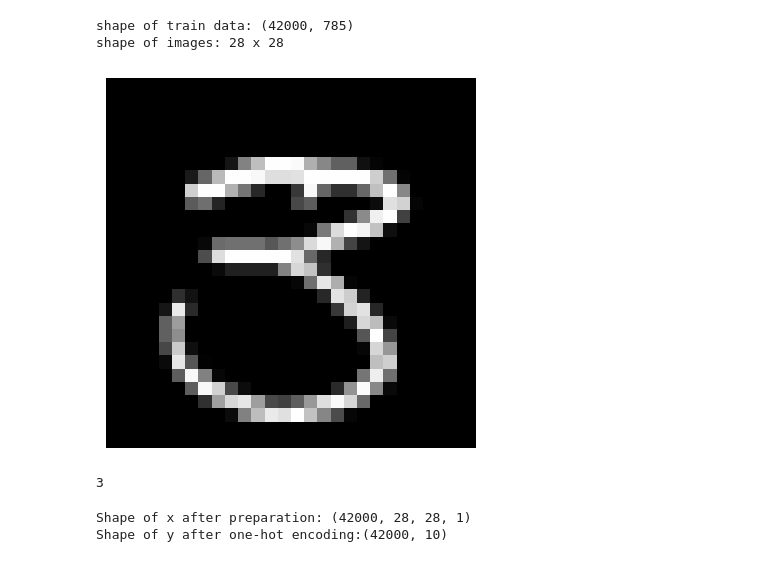
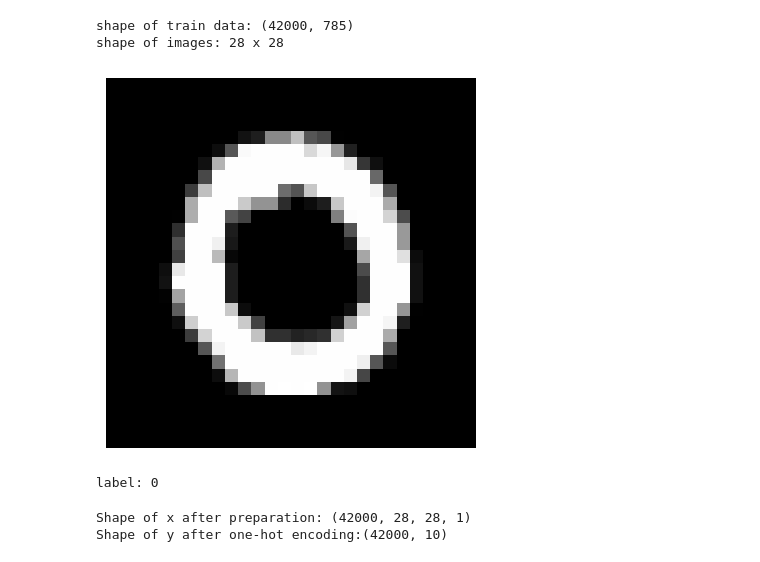
Before and after one commit to Giulio-grt/Digit-Recognition-using-Neural-networks, a Jupyter notebook: src/model/train.ipynb, the cells around one changed output. Drawn from its saved outputs; the diff is of its cells as text; code cells hidden in the pictures.

```diff
--- a/src/model/train.ipynb
+++ b/src/model/train.ipynb
@@ -11,7 +11,7 @@ from keras.callbacks import EarlyStopping
 from keras.models import load_model
 # %%
 # Load the training data
-train_data = pd.read_csv('data.csv')
+train_data = pd.read_csv('train_data.csv')
 
 # each row = one image, column 0 = label, columns 1 to 784 = pixels representing the image
 print(f"shape of train data: {train_data.shape}")
@@ -25,19 +25,21 @@ print(f"shape of images: {n} x {n}")
 shape of train data: (42000, 785)
 shape of images: 28 x 28
 # %%
-pixels = train_data.iloc[7,1:]
+#Visualize input data
+
+pixels = train_data.iloc[1,1:]
 # Convert to NumPy array and reshape to 28x28
 img = np.array(pixels).reshape((28, 28))
 
 # Show the image
 plt.imshow(img, cmap="gray")  # "gray" colormap makes it black & white
 plt.axis("off")               # hide axes
 plt.show()
 
-print(train_data.iloc[7,0])
+print(f"label: {train_data.iloc[1,0]}")
 # %% [output]
-[figure, old version]
+[figure, new version]
-3
+label: 0
 # %%
 # Prepare the data for training
 
```
Also changed, not shown: parts of 4 cells of this notebook, 3 other files.
